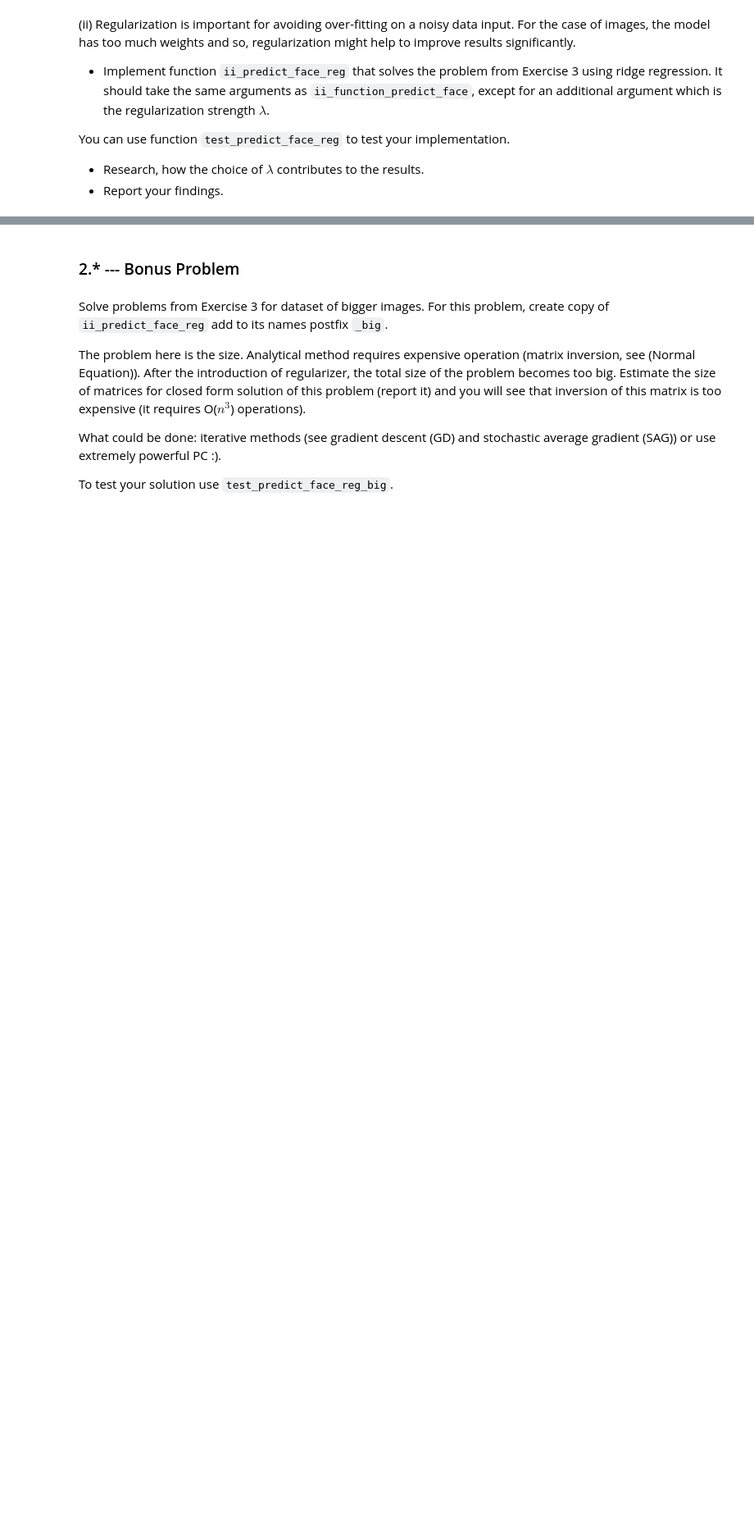
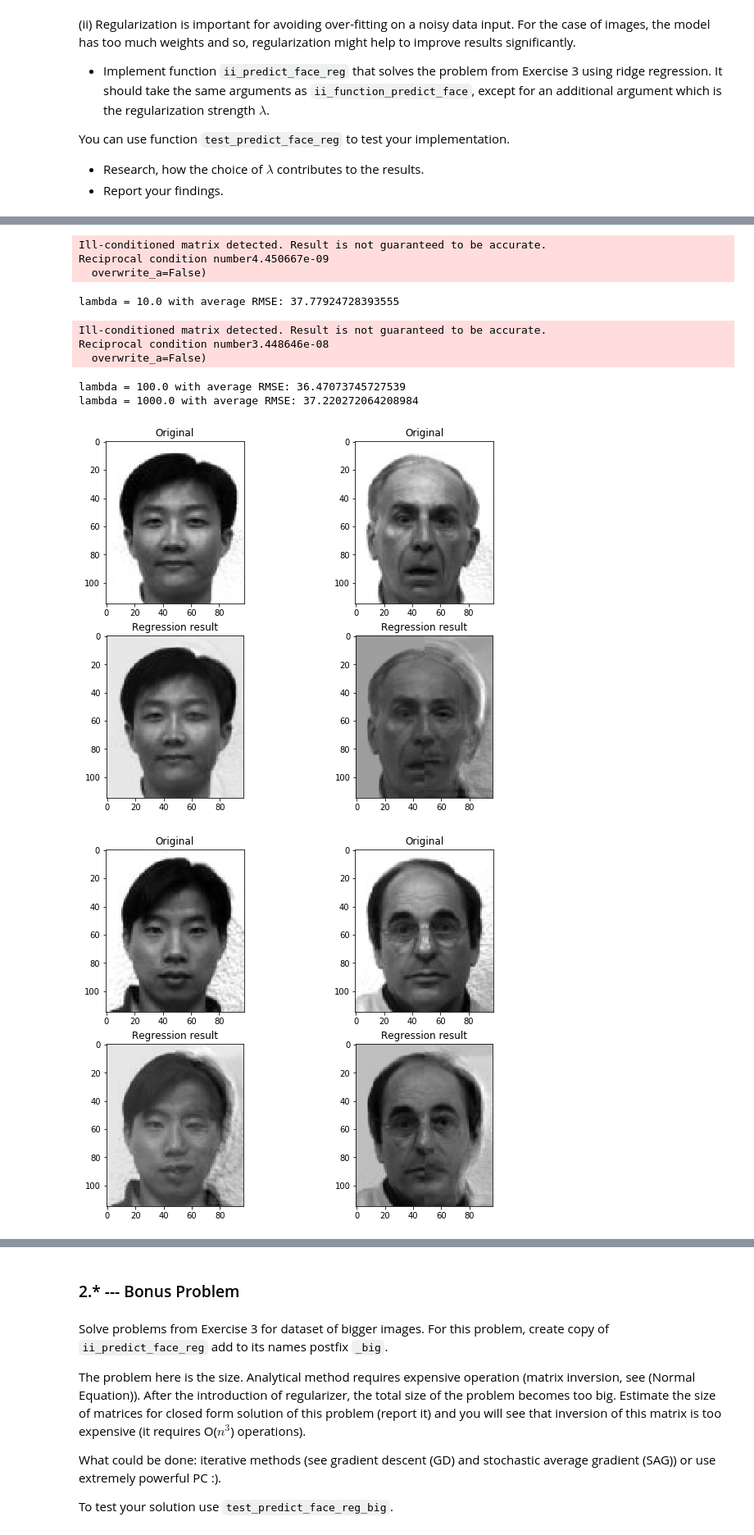
Before and after one commit to Karko93/Multivariate-Statistics-and-Machine-Learning, a Jupyter notebook: Exercise03/ex_03.ipynb, the cells around one changed output, grey strips where cells are left out. Shown at 82% size. Saved outputs shown, nothing was run; the diff lists cells and outputs as text; code cells hidden in the pictures; blank space fills up the shorter version.

```diff
--- a/Exercise03/ex_03.ipynb
+++ b/Exercise03/ex_03.ipynb
@@ -231,23 +332,50 @@ def ii_predict_face_reg(d, q, lam):
 # %%
-def test_predict_face_reg():
+def test_predict_face_reg(lam):
     dataset = []
 
+    #location of the dataset
     DATA_FOLDER = './materials/small_dataset/'
 
+    #load image in dataset variable
     for f in os.listdir(DATA_FOLDER):
         if f.endswith('jpg'):
             path = os.path.join(DATA_FOLDER, f)
             dataset.append(plt.imread(path))
 
+    #convert the list into numpy array
     dataset = np.asarray(dataset, dtype=np.float32)
 
+    #split data into train and val subsets randomly
+    #dataset has 165 images of dimension(height x width)= (115,98)
     d_train, d_val = train_test_split(dataset)
+
+    #query has dimensions (subset_size, 115, 49)
     query = d_val[:, :, :d_val.shape[-1] // 2]
-    prediction = ii_predict_face_reg(d_train, query, 1e2)
+
+    #call the ii_predict_face function to calculate theta and prediction
+    prediction = ii_predict_face_reg(d_train, query, lam)
+
+    query_val = d_val[:, :, d_val.shape[-1] // 2+1:]
+    RMSE = []
+    for k in range(query_val.shape[0]):
+        qVal_i = np.reshape(query_val[k],(1,query_val[k].shape[0]*query_val[k].shape[1]))
+        predVal_i =np.reshape(prediction[k],(1, prediction[k].shape[0]*prediction[k].shape[1]))
+        RMSE.append(mean_squared_error(qVal_i, predVal_i, squared= False))
+
+    RMSE_avg = np.mean(RMSE)
+    print(f"lambda = {lam} with average RMSE: {RMSE_avg}")
+
+    #combine the query part of image with the prediction image
     predicted_full = np.concatenate((query, prediction), axis=2)
 
+
+
+    #choose a random image for prediction from query subset
     i = np.random.choice(len(d_val) - 1)
 
+
+
+    #plotting results
     fig, ax = plt.subplots(2, 2, figsize=(10, 8))
 
     ax[0, 0].imshow(d_val[i], cmap=plt.cm.gray)
@@ -261,3 +389,5 @@ def test_predict_face_reg():
 
     ax[1, 1].imshow(predicted_full[i + 1], cmap=plt.cm.gray)
     ax[1, 1].set_title('Regression result')
+
+    return RMSE_avg
@@ -265,0 +394,6 @@ test_predict_face_reg()
+# %%
+lambdas = np.logspace(-2,3, num = 6)
+RMSE_avg_list = []
+for lam in lambdas:
+    RMSE_avg_list.append(test_predict_face_reg(lam))
+# %% [output]
@@ -265,0 +406,11 @@ test_predict_face_reg()
+Ill-conditioned matrix detected. Result is not guaranteed to be accurate.
+Reciprocal condition number4.450667e-09
+  overwrite_a=False)
+lambda = 10.0 with average RMSE: 37.77924728393555
+Ill-conditioned matrix detected. Result is not guaranteed to be accurate.
+Reciprocal condition number3.448646e-08
+  overwrite_a=False)
+lambda = 100.0 with average RMSE: 36.47073745727539
+lambda = 1000.0 with average RMSE: 37.220272064208984
+[figure, added]
+[figure, added]
```
Also changed, not shown: parts of 40 cells of this notebook, 2 other files.
